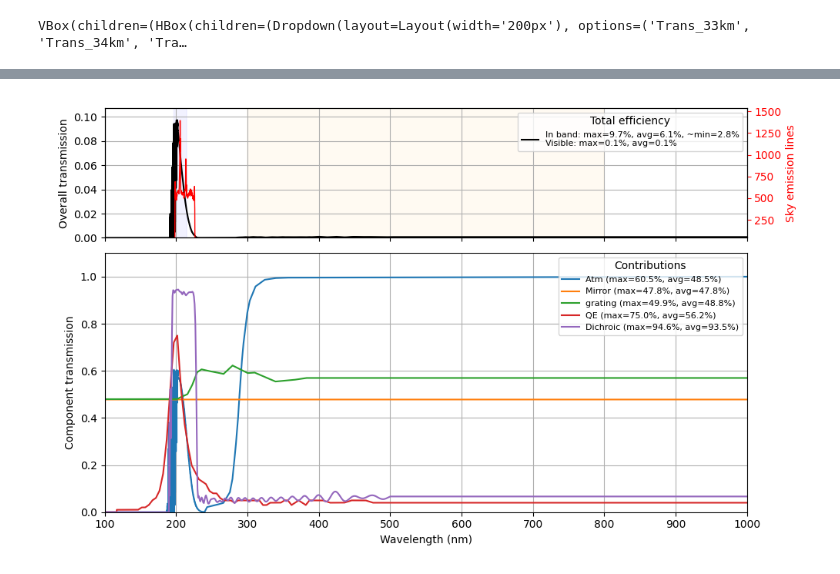
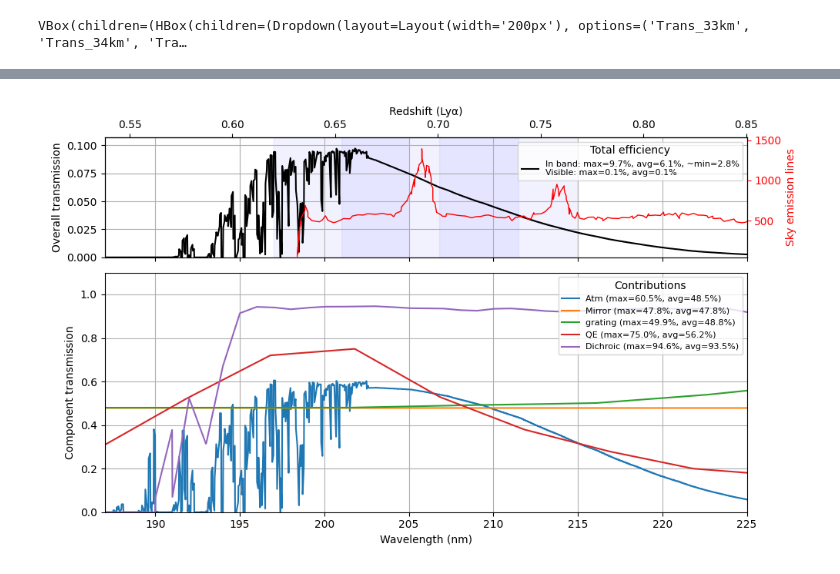
Before and after one commit to vpicouet/SCWI, a Jupyter notebook: Instrument/Notebooks/Throughput.ipynb, the cells around one changed output, grey strips where cells are left out. Drawn from its saved outputs; the diff is of its cells as text; code cells hidden in the pictures.

```diff
--- a/Instrument/Notebooks/Throughput.ipynb
+++ b/Instrument/Notebooks/Throughput.ipynb
@@ -55,42 +55,10 @@ for name in component_names:
 
 # === Extra widgets ===
 ylog_checkbox = widgets.Checkbox(value=False, description='Log scale')
-bandpass_checkbox = widgets.Checkbox(value=False, description='FB bandpass')
+bandpass_checkbox = widgets.Checkbox(value=True, description='FB bandpass')
 
 # === Plot output zone ===
 out1 = widgets.Output()
-
-# === Create plot ===
-# def create_plot():
-#     fig, (ax_top, ax_bottom) = plt.subplots(2, 1, sharex=True, figsize=(10, 6), height_ratios=[1, 2])
-
-#     ax_top.set_ylabel("Overall transmission")
-#     ax_top.grid(True)
-
-#     ax_bottom.set_xlabel("Wavelength (nm)")
-#     ax_bottom.set_ylabel("Component transmission")
-#     ax_bottom.grid(True)
-#     # Highlight bandpass_range (blue) and vis_range (orange)
-#     ax_top.fill_between(
-#         wavelength_range, 0, 1,
-#         where=(wavelength_range >= bandpass_range[0]) & (wavelength_range <= bandpass_range[1]),
-#         color='blue', alpha=0.05, step='mid'
-#     )
-#     ax_top.fill_between(
-#         wavelength_range, 0, 1,
-#         where=(wavelength_range >= vis_range[0]) & (wavelength_range <= vis_range[1]),
-#         color='orange', alpha=0.05, step='mid'
-#     )
-#     line_total, = ax_top.plot(wavelength_range, np.ones_like(wavelength_range), color='black')
-#     line_handles = {}
-#     for name in component_names:
-#         line, = ax_bottom.plot(wavelength_range, np.zeros_like(wavelength_range), label=name)
-#         line_handles[name] = line
-
-#     ax_bottom.legend(loc='upper right', fontsize=8)
-#     plt.tight_layout()
-#     return fig, ax_top, ax_bottom, line_total, line_handles
-
 
 def create_plot():
     fig, (ax_top, ax_bottom) = plt.subplots(
@@ -107,7 +75,7 @@ def create_plot():
     ax_right.tick_params(axis="y", colors="red")
 
     # Lire ton CSV
-    a = Table.read("/Users/Vincent/Github/generic-etc/data/Sky_emission_lines/UV_atm_lines.csv", format="csv")
+    a = Table.read("UV_atm_lines.csv", format="csv")
     a.sort("nm")
 
     # Tracer sur l'axe droit en rouge
@@ -119,10 +87,28 @@ def create_plot():
     ax_bottom.set_ylabel("Component transmission")
     ax_bottom.grid(True)
 
+    def nm_to_z(lam_nm):
+        return lam_nm / 121.6 - 1
+
+    def z_to_nm(z):
+        return (1 + z) * 121.6
+
+    secax = ax_top.secondary_xaxis("top", functions=(nm_to_z, z_to_nm))
+    secax.set_xlabel("Redshift (Lyα)")
+    secax.grid(False)
+
     # Mettre en évidence des plages
     ax_top.fill_between(
         wavelength_range, 0, 1,
         where=(wavelength_range >= bandpass_range[0]) & (wavelength_range <= bandpass_range[1]),
+        color='blue', alpha=0.05, step='mid'
+    )
+    ax_top.fill_between(
+        [201,205], 0, 1,
+        color='blue', alpha=0.05, step='mid'
+    )
+    ax_top.fill_between(
+        [206.8,211.5], 0, 1,
         color='blue', alpha=0.05, step='mid'
     )
     ax_top.fill_between(
@@ -151,8 +137,6 @@ fig, ax_top, ax_bottom, ax_right, line_total, line_handles = create_plot()
 # === Update plot ===
 def update_plot(change=None):
     with out1:
-        # clear_output(wait=True)
-        # fig, ax_top, ax_bottom, line_total, line_handles = create_plot()
 
         total_eff = np.ones_like(wavelength_range)
         bandpass_mask = (wavelength_range >= bandpass_range[0]) & (wavelength_range <= bandpass_range[1])
@@ -165,18 +149,8 @@ def update_plot(change=None):
             slider_val = widgets_set['slider'].value
             slider_wavelength_val = widgets_set['slider_wavelength'].value
             df = dataframes[name]
-            # print(df.columns)
-            # print(df.colnames)
-            # print(col)
-            # try :
+
             loc_val = np.where(df.columns == col)[0][0]
-            # except IndexError:
-            #     loc_val = np.where(np.array(df.colnames) == col)[0][0]
-            # print(loc_val)
-            # print(np.where(df.columns == col),type(df.columns[loc_val - 1]))
-            # Check if the previous column exists and contains 'wave' in its name
-            # if  "wave" in df.columns[loc_val - 1].lower():
-                # print("Found wavelength column")
             if  "wave" in df.columns[loc_val - 1].lower():
                 raw_wl = df.iloc[:, loc_val - 1].values
                 raw_eff = df.iloc[:, loc_val].values
@@ -185,18 +159,7 @@ def update_plot(change=None):
                 raw_eff = df[col].values
 
             if np.any(raw_eff > 1.01):
-                # print(df.columns[loc_val])
                 raw_eff = raw_eff / 100.
-
-                # print(raw_wl)
-
-            # normed = raw_eff - raw_eff.min()
-            # if np.max(normed) > 0:
-            #     normed /= np.max(normed)
-            # scaled = slider_val * normed
-            # scaled = raw_eff
-            # print(raw_wl)
-            # raw_wl = raw_wl.astype(float)
             interp_func = interp1d(raw_wl+slider_wavelength_val, raw_eff, kind='linear', bounds_error=False, fill_value=0)#"extrapolate")
             eff_interp = interp_func(wavelength_range)
 
@@ -207,8 +170,6 @@ def update_plot(change=None):
 
                 max_val = np.max(eff_interp[bandpass_mask])
                 avg_band = np.mean(eff_interp[bandpass_mask])
-                # max_val_vis = np.max(eff_interp[vispass_mask])
-                # avg_band_vis = np.mean(eff_interp[vispass_mask])
                 line_handles[name].set_label(f"{name} (max={100*max_val:.1f}%, avg={100*avg_band:.1f}%)")
             else:
                 line_handles[name].set_label("")
@@ -261,2 +222,2 @@ HBox(children=(Checkbox(value=False, description='Log scale'), Checkbox(value=Fa
 [interactive output not drawn]
-[figure, old version]
+[figure, new version]
```
Also changed, not shown: parts of 4 cells of this notebook, 1 other file.
